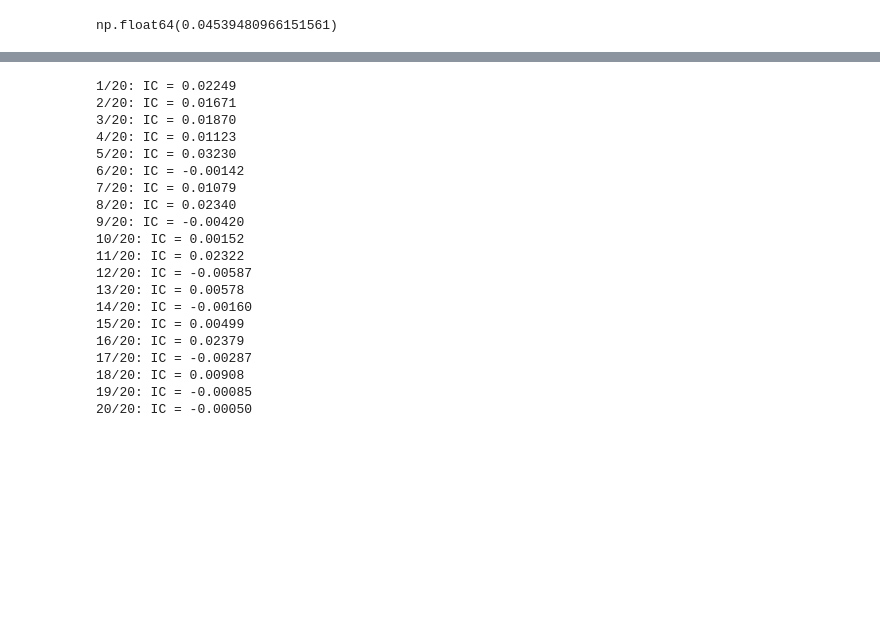
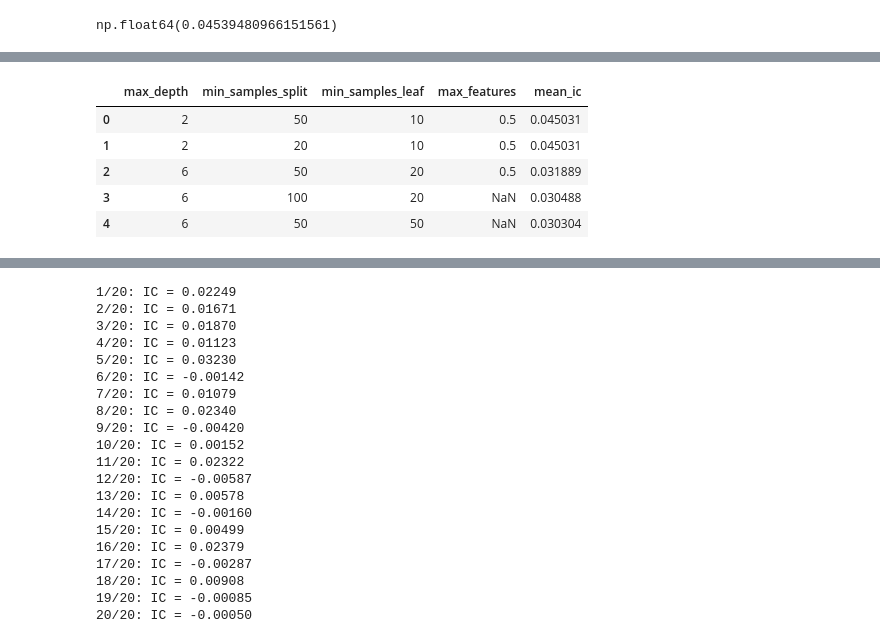
Before and after one commit to hungryfire267/systematic-equities-research, a Jupyter notebook: notebooks/lightgbm_walkforward_research.ipynb, the cells around one changed output, grey strips where cells are left out. Saved outputs shown, nothing was run; the diff lists cells and outputs as text; code cells hidden in the pictures; blank space fills up the shorter version.

```diff
--- a/notebooks/lightgbm_walkforward_research.ipynb
+++ b/notebooks/lightgbm_walkforward_research.ipynb
@@ -232,0 +436,10 @@ np.float64(0.04539480966151561)
+# %%
+results_dt_market_df = pd.read_csv(os.path.join(BASE_DIR, "results/dt_model/random_search_market.csv"))
+results_dt_market_df.head()
+# %% [output]
+|  | max_depth | min_samples_split | min_samples_leaf | max_features | mean_ic |
+| 0 | 2 | 50 | 10 | 0.5 | 0.045031 |
+| 1 | 2 | 20 | 10 | 0.5 | 0.045031 |
+| 2 | 6 | 50 | 20 | 0.5 | 0.031889 |
+| 3 | 6 | 100 | 20 | NaN | 0.030488 |
+| 4 | 6 | 50 | 50 | NaN | 0.030304 |
```
Also changed, not shown: parts of 35 cells of this notebook, 25 other files.
